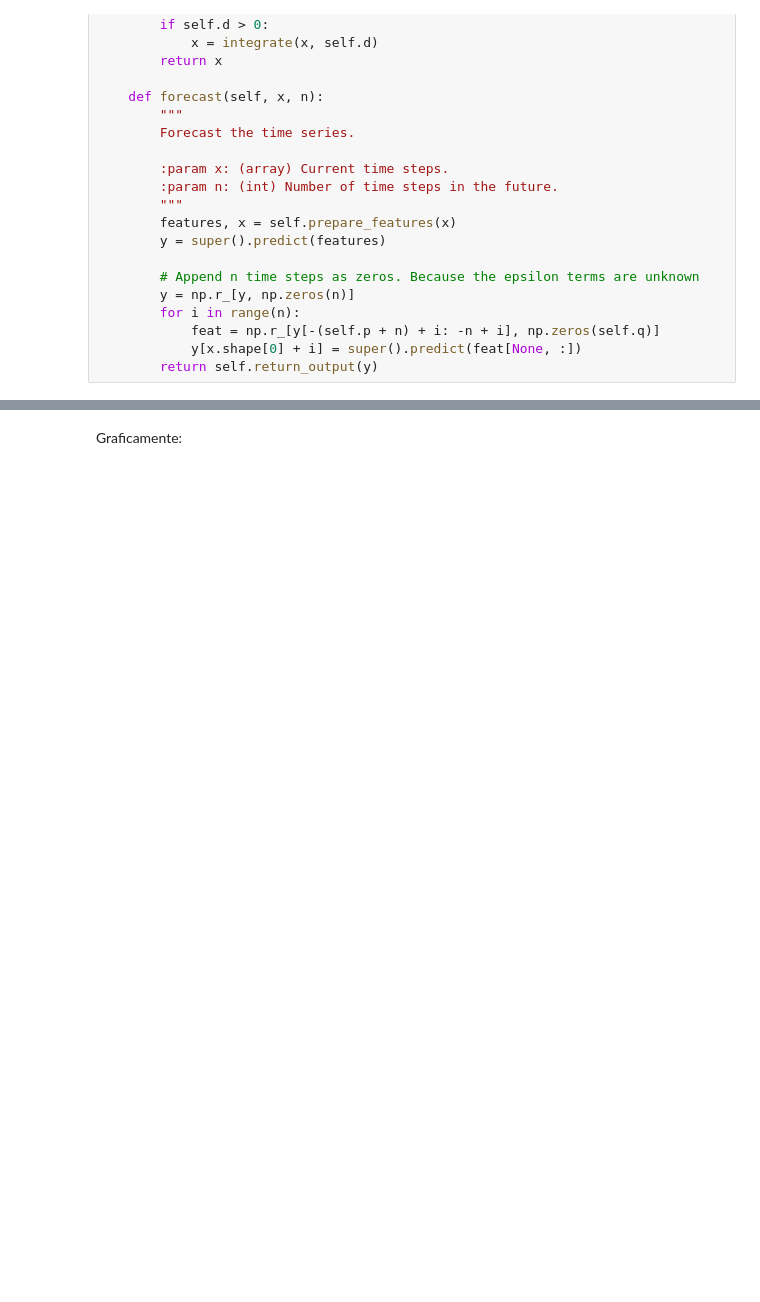
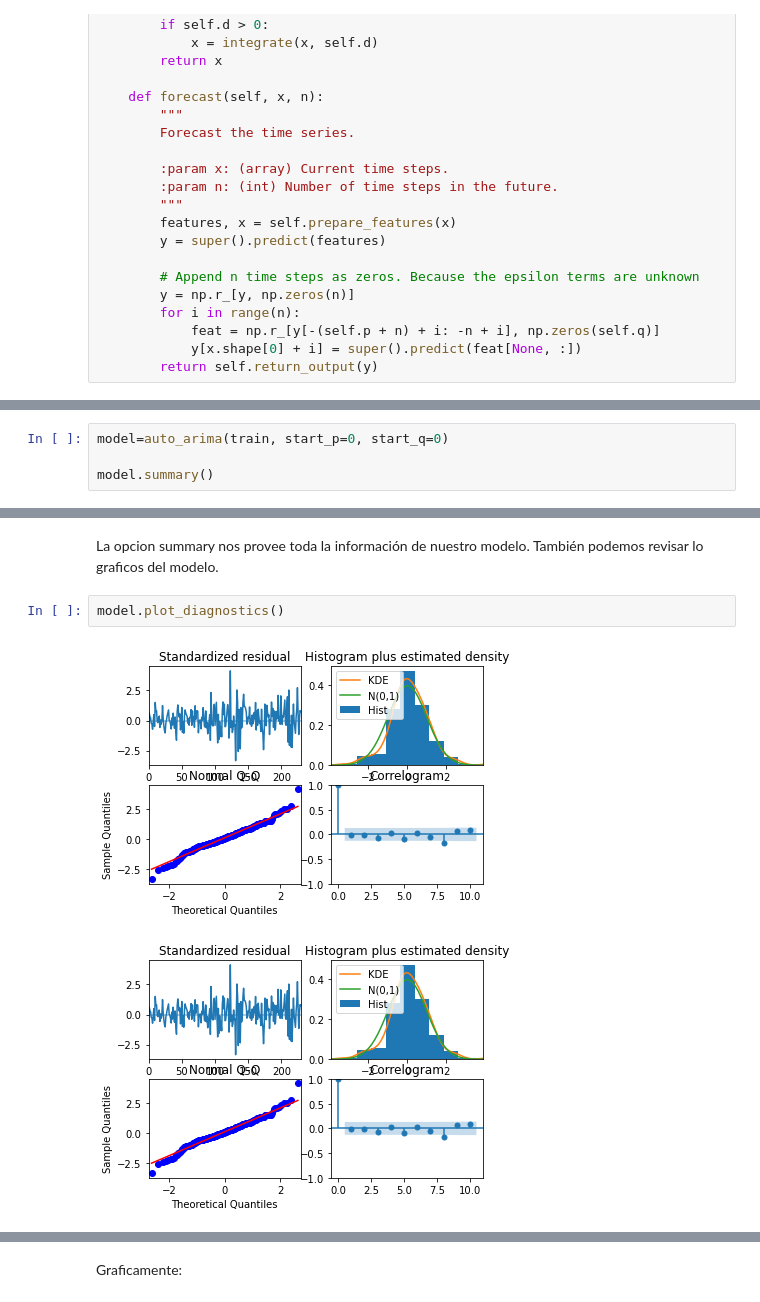
Before and after one commit to melanieoyarzun/taller_seriestiempo_IDS, a Jupyter notebook: Notebook-taller-bloque2.ipynb, the cells around one changed output, grey strips where cells are left out. Cells and saved outputs as stored; diff of their text form; blank space fills up the shorter version.

```diff
--- a/Notebook-taller-bloque2.ipynb
+++ b/Notebook-taller-bloque2.ipynb
@@ -1080,0 +1103,4 @@ def get_stationarity(timeseries):
+# %%
+model=auto_arima(train, start_p=0, start_q=0)
+
+model.summary()
@@ -1080,0 +1127,7 @@ def get_stationarity(timeseries):
+# %% [markdown]
+La opcion summary nos provee toda la información de nuestro modelo. También podemos revisar lo graficos del modelo.
+# %%
+model.plot_diagnostics()
+# %% [output]
+[figure, added]
+[figure, added]
```
Also changed, not shown: parts of 116 cells of this notebook.
